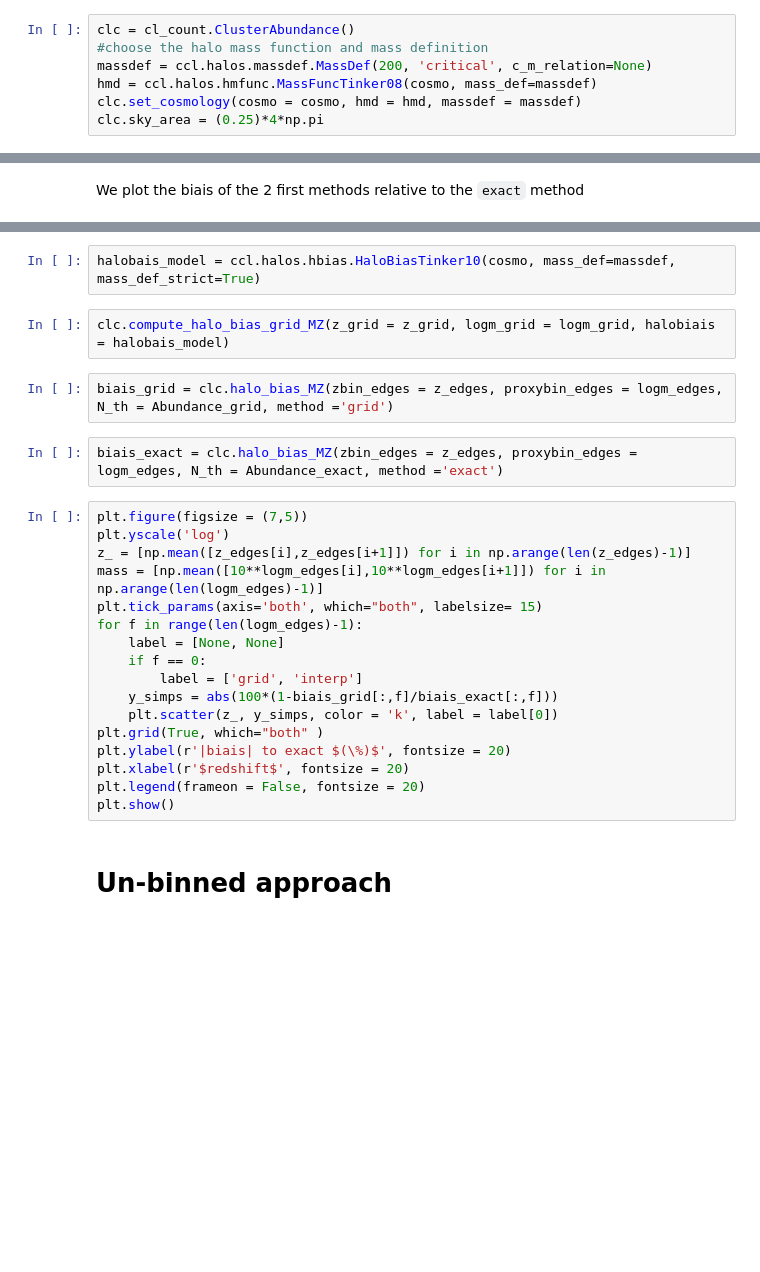
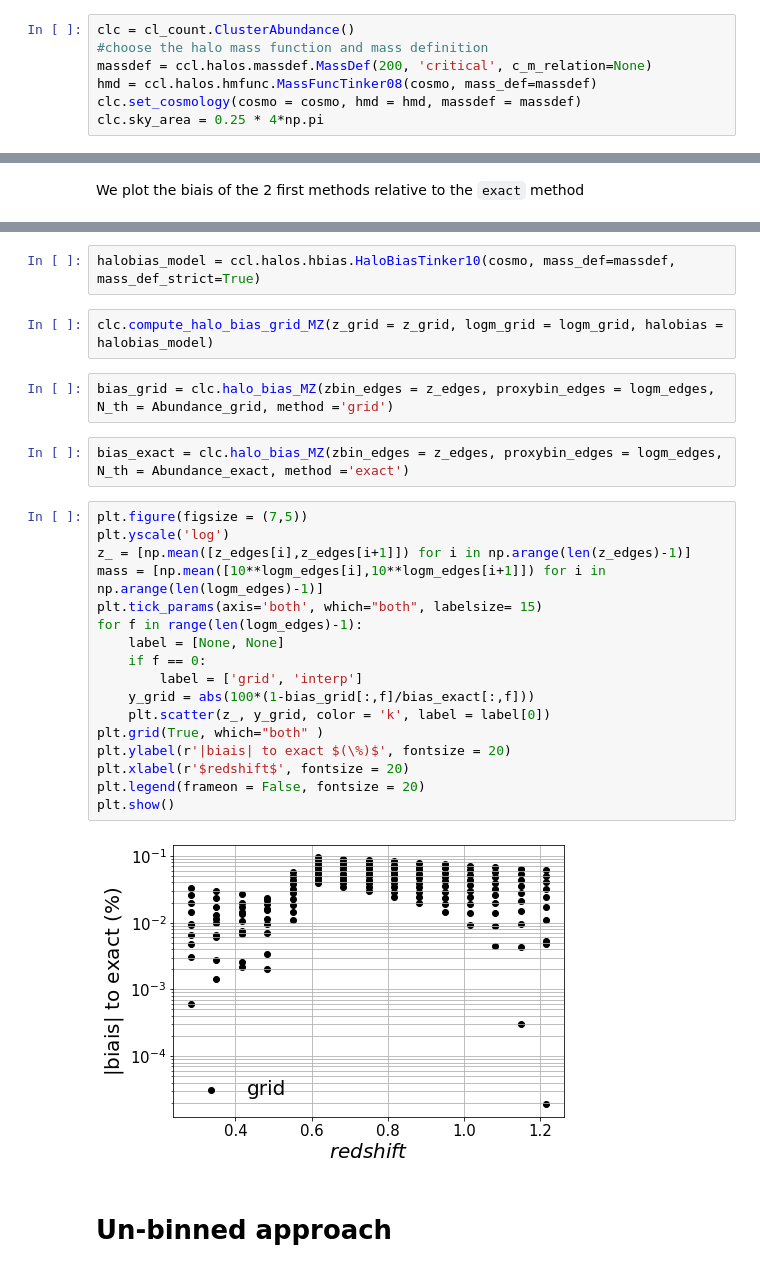
Before and after one commit to LSSTDESC/CLCosmo_Sim, a Jupyter notebook: cluster_abundance/Numerical_validation_class_cluster_abundance_MZ.ipynb, the cells around one changed output, grey strips where cells are left out. Saved outputs shown, nothing was run; the diff lists cells and outputs as text; blank space fills up the shorter version.

```diff
--- a/cluster_abundance/Numerical_validation_class_cluster_abundance_MZ.ipynb
+++ b/cluster_abundance/Numerical_validation_class_cluster_abundance_MZ.ipynb
@@ -17,7 +20,7 @@ clc = cl_count.ClusterAbundance()
 massdef = ccl.halos.massdef.MassDef(200, 'critical', c_m_relation=None)
 hmd = ccl.halos.hmfunc.MassFuncTinker08(cosmo, mass_def=massdef)
 clc.set_cosmology(cosmo = cosmo, hmd = hmd, massdef = massdef)
-clc.sky_area = (0.25)*4*np.pi
+clc.sky_area = 0.25 * 4*np.pi
 # %% [markdown]
 # Binned approach
 Compute the 2D integral
@@ -92,28 +100,30 @@ plt.show()
 # %%
-halobais_model = ccl.halos.hbias.HaloBiasTinker10(cosmo, mass_def=massdef, mass_def_strict=True)
+halobias_model = ccl.halos.hbias.HaloBiasTinker10(cosmo, mass_def=massdef, mass_def_strict=True)
 # %%
-clc.compute_halo_bias_grid_MZ(z_grid = z_grid, logm_grid = logm_grid, halobiais = halobais_model)
+clc.compute_halo_bias_grid_MZ(z_grid = z_grid, logm_grid = logm_grid, halobias = halobias_model)
 # %%
-biais_grid = clc.halo_bias_MZ(zbin_edges = z_edges, proxybin_edges = logm_edges, N_th = Abundance_grid, method ='grid')
+bias_grid = clc.halo_bias_MZ(zbin_edges = z_edges, proxybin_edges = logm_edges, N_th = Abundance_grid, method ='grid')
 # %%
-biais_exact = clc.halo_bias_MZ(zbin_edges = z_edges, proxybin_edges = logm_edges, N_th = Abundance_exact, method ='exact')
+bias_exact = clc.halo_bias_MZ(zbin_edges = z_edges, proxybin_edges = logm_edges, N_th = Abundance_exact, method ='exact')
 # %%
 plt.figure(figsize = (7,5))
 plt.yscale('log')
 z_ = [np.mean([z_edges[i],z_edges[i+1]]) for i in np.arange(len(z_edges)-1)]
 mass = [np.mean([10**logm_edges[i],10**logm_edges[i+1]]) for i in np.arange(len(logm_edges)-1)]
 plt.tick_params(axis='both', which="both", labelsize= 15)
 for f in range(len(logm_edges)-1):
     label = [None, None]
     if f == 0:
         label = ['grid', 'interp']
-    y_simps = abs(100*(1-biais_grid[:,f]/biais_exact[:,f]))
-    plt.scatter(z_, y_simps, color = 'k', label = label[0])
+    y_grid = abs(100*(1-bias_grid[:,f]/bias_exact[:,f]))
+    plt.scatter(z_, y_grid, color = 'k', label = label[0])
 plt.grid(True, which="both" )
 plt.ylabel(r'|biais| to exact $(\%)$', fontsize = 20)
 plt.xlabel(r'$redshift$', fontsize = 20)
 plt.legend(frameon = False, fontsize = 20)
 plt.show()
+# %% [output]
+[figure, added]
 # %% [markdown]
 # Un-binned approach
 # %% [markdown]
```
Also changed, not shown: parts of 13 cells of this notebook, 1 other file.
